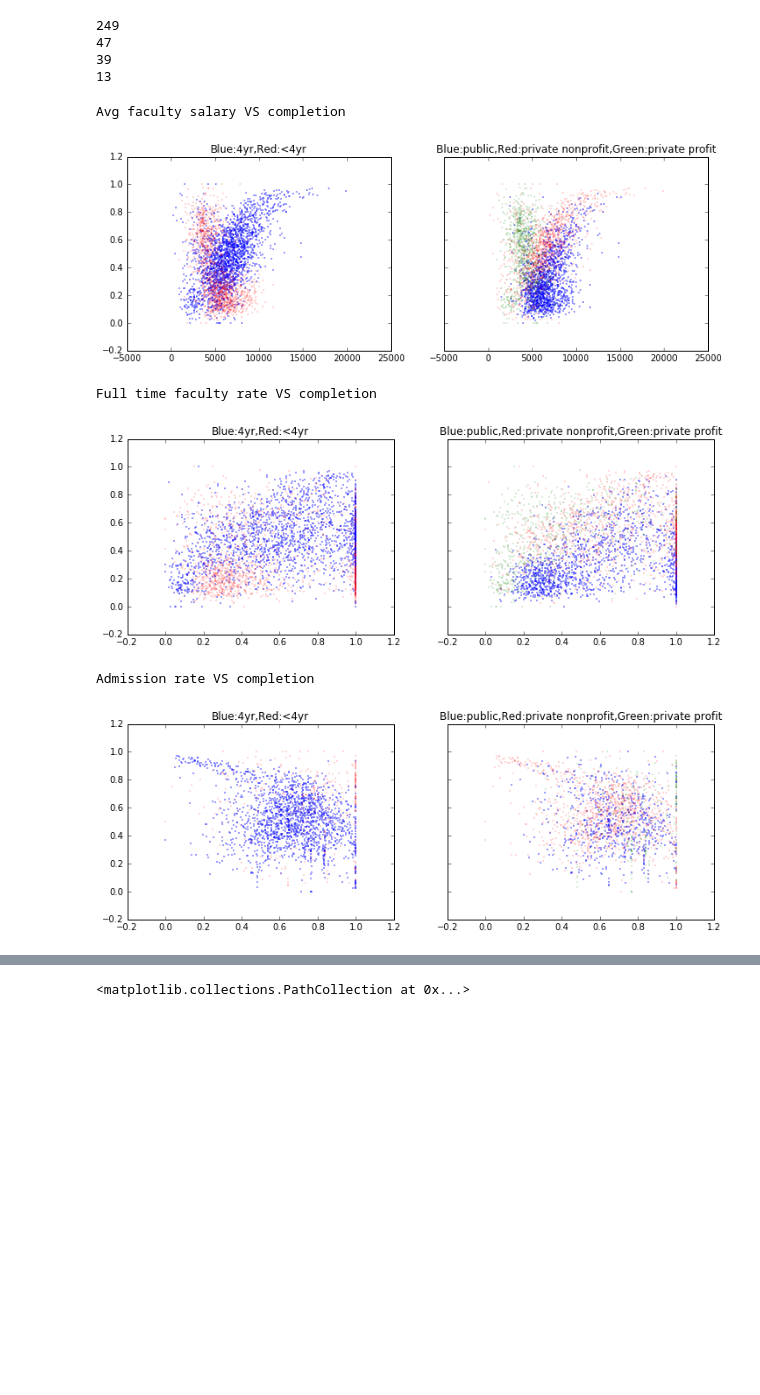
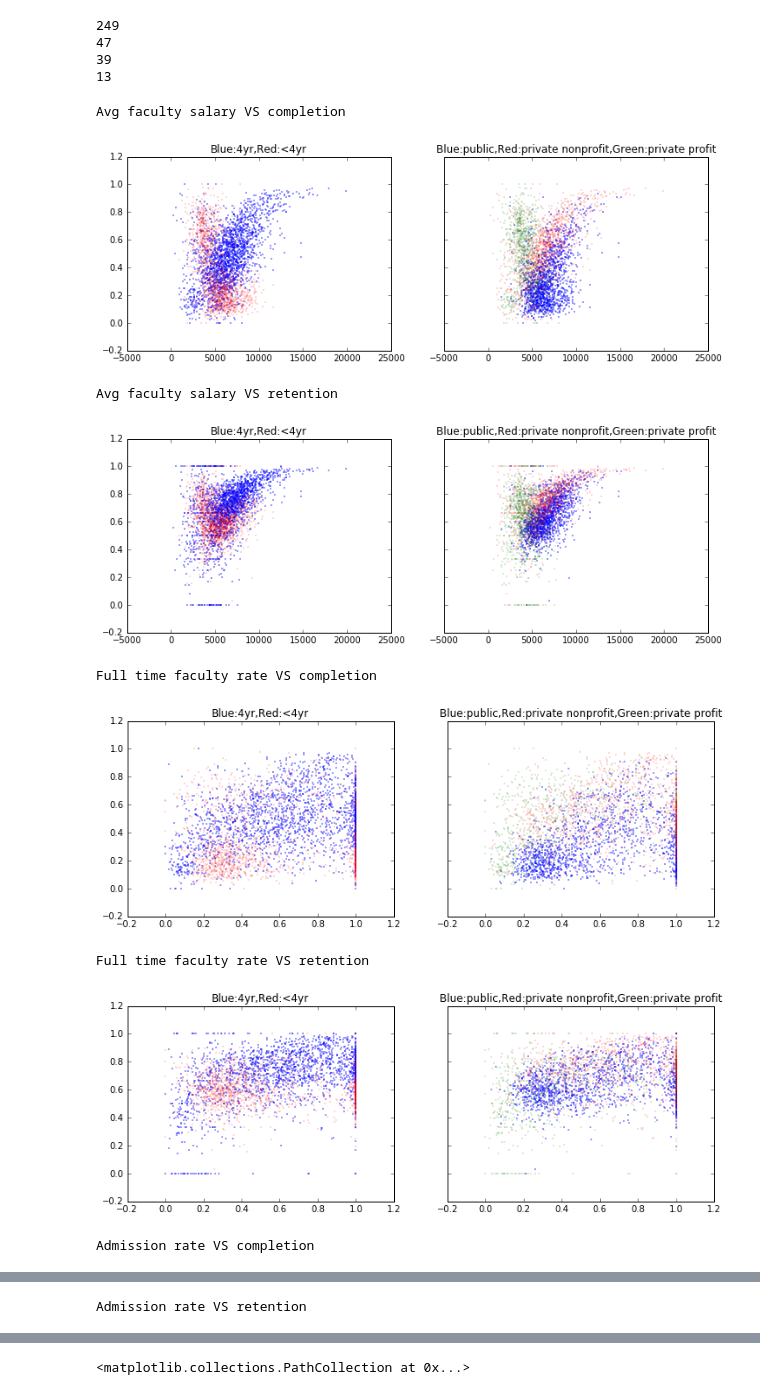
Before and after one commit to reynardmh/mlnd-projects, a Jupyter notebook: p5/CollegeScorecard_Raw_Data/exploratory.ipynb, the cells around one changed output, grey strips where cells are left out. Cells and saved outputs as stored; diff of their text form; code cells hidden in the pictures; blank space fills up the shorter version.

```diff
--- a/p5/CollegeScorecard_Raw_Data/exploratory.ipynb
+++ b/p5/CollegeScorecard_Raw_Data/exploratory.ipynb
@@ -152,12 +152,17 @@ debt_cols = ['DEBT_MDN', 'GRAD_DEBT_MDN', 'WDRAW_DEBT_MDN']
 #   4 year college and <4 year college
 #   public, private and private for profit category
 
-data_L4 = data[data['L4_COLLEGE']]
-data_4  = data[~data['L4_COLLEGE']]
+data_L4 = data[data['L4_COLLEGE'] == 1]
+data_4  = data[data['L4_COLLEGE'] == 0]
 
 data_control1 = data[data.CONTROL == 1] # public
 data_control2 = data[data.CONTROL == 2] # private non-profit
 data_control3 = data[data.CONTROL == 3] # private profit
+
+# print data['L4_COLLEGE']
+# print data.columns
+# print data_4.columns
+# print data_L4.columns
 # %%
 # print len(data_control1)
 # print len(data_control1['NPT4_PUB'].dropna())
@@ -173,28 +178,53 @@ data_control3 = data[data.CONTROL == 3] # private profit
 # %%
 def plot_feature_vs_completion(cols, xscale=None):
     for col in cols:
         print "{} VS completion".format(col_desc[col])
         f, (ax1, ax2) = plt.subplots(1, 2, sharey=True, figsize=(12,4))
         ax1.scatter(data_4[col], data_4['C150'], c='b', s=2, linewidths=0)
         ax1.scatter(data_L4[col], data_L4['C150'], c='r', s=2, linewidths=0, alpha=0.4)
         ax1.set_title("Blue:4yr,Red:<4yr")
         if xscale:
             ax1.set_xscale(xscale)
 
         ax2.scatter(data_control1[col], data_control1['C150'], c='b', s=2, linewidths=0)
         ax2.scatter(data_control2[col], data_control2['C150'], c='r', s=2, linewidths=0, alpha=0.4)
         ax2.scatter(data_control3[col], data_control3['C150'], c='g', s=2, linewidths=0, alpha=0.4)
         ax2.set_title("Blue:public,Red:private nonprofit,Green:private profit")
         if xscale:
             ax2.set_xscale(xscale)
 
         plt.show()
 
-plot_feature_vs_completion(faculty_cols)
+def plot_feature_vs_retention(cols, xscale=None):
+    for col in cols:
+        print "{} VS retention".format(col_desc[col])
+        f, (ax1, ax2) = plt.subplots(1, 2, sharey=True, figsize=(12,4))
+        ax1.scatter(data_4[col], data_4['RET_FT'], c='b', s=2, linewidths=0)
+        ax1.scatter(data_L4[col], data_L4['RET_FT'], c='r', s=2, linewidths=0, alpha=0.4)
+        ax1.set_title("Blue:4yr,Red:<4yr")
+        if xscale:
+            ax1.set_xscale(xscale)
+
+        ax2.scatter(data_control1[col], data_control1['RET_FT'], c='b', s=2, linewidths=0)
+        ax2.scatter(data_control2[col], data_control2['RET_FT'], c='r', s=2, linewidths=0, alpha=0.4)
+        ax2.scatter(data_control3[col], data_control3['RET_FT'], c='g', s=2, linewidths=0, alpha=0.4)
+        ax2.set_title("Blue:public,Red:private nonprofit,Green:private profit")
+        if xscale:
+            ax2.set_xscale(xscale)
+
+        plt.show()
+
+# print data_4.columns
+for col in faculty_cols:
+    plot_feature_vs_completion([col])
+    plot_feature_vs_retention([col])
 # %% [output]
 Avg faculty salary VS completion
 [figure]
-Full time faculty rate VS completion
+Avg faculty salary VS retention
-[figure, old version]
+[figure, new version]
-Admission rate VS completion
+Full time faculty rate VS completion
-[figure, old version]
+[figure, new version]
+Full time faculty rate VS retention
+[figure, added]
+Admission rate VS completion
@@ -200,0 +232 @@ Admission rate VS completion
+Admission rate VS retention
```
Also changed, not shown: parts of 14 cells of this notebook, 3 other files.
